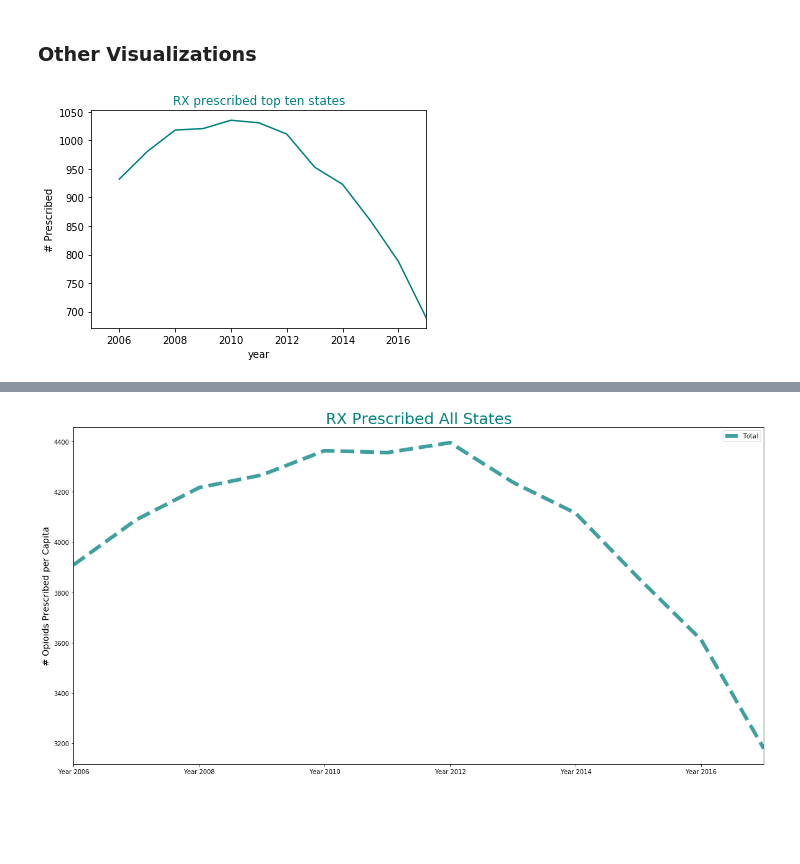
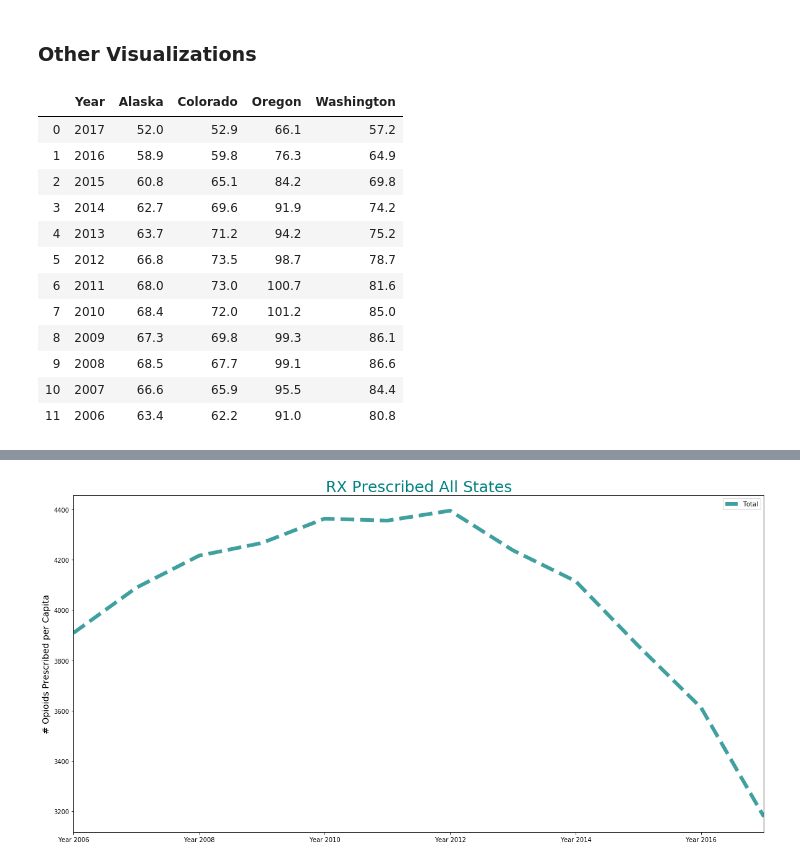
Before and after one commit to fia400/CPSSTeam, a Jupyter notebook: CPSS Main Code - Final_SL Edit.ipynb, the cells around one changed output, grey strips where cells are left out. Drawn from its saved outputs; the diff is of its cells as text; code cells hidden in the pictures; blank space fills up the shorter version.

```diff
--- a/CPSS Main Code - Final_SL Edit.ipynb
+++ b/CPSS Main Code - Final_SL Edit.ipynb
@@ -416,15 +416,20 @@ r value: 0.45590251351203165
 # %%
 #import data top ten death rate states RX
 csv_pathRX = "RXTopTen.csv"
 RX = pd.read_csv(csv_pathRX)
-#RX
+RX.iloc[:0]
+RX
+# %% [output]
+|  | Year | Alaska | Colorado | Oregon | Washington |
+| 0 | 2017 | 52.0 | 52.9 | 66.1 | 57.2 |
+| 1 | 2016 | 58.9 | 59.8 | 76.3 | 64.9 |
+| 2 | 2015 | 60.8 | 65.1 | 84.2 | 69.8 |
+| 3 | 2014 | 62.7 | 69.6 | 91.9 | 74.2 |
+| 4 | 2013 | 63.7 | 71.2 | 94.2 | 75.2 |
+| 5 | 2012 | 66.8 | 73.5 | 98.7 | 78.7 |
+| 6 | 2011 | 68.0 | 73.0 | 100.7 | 81.6 |
+| 7 | 2010 | 68.4 | 72.0 | 101.2 | 85.0 |
+| 8 | 2009 | 67.3 | 69.8 | 99.3 | 86.1 |
+| 9 | 2008 | 68.5 | 67.7 | 99.1 | 86.6 |
+| 10 | 2007 | 66.6 | 65.9 | 95.5 | 84.4 |
+| 11 | 2006 | 63.4 | 62.2 | 91.0 | 80.8 |
-# %%
-x=RX["Year"]
-y=RX["Sum"]
-plt.plot(x,y, Color="teal")
-plt.title('RX prescribed top ten states', color="teal")
-plt.xlabel('year')
-plt.ylabel('# Prescribed')
-plt.show()
-# %% [output]
-[figure, removed]
```
Also changed, not shown: parts of 3 cells of this notebook.
